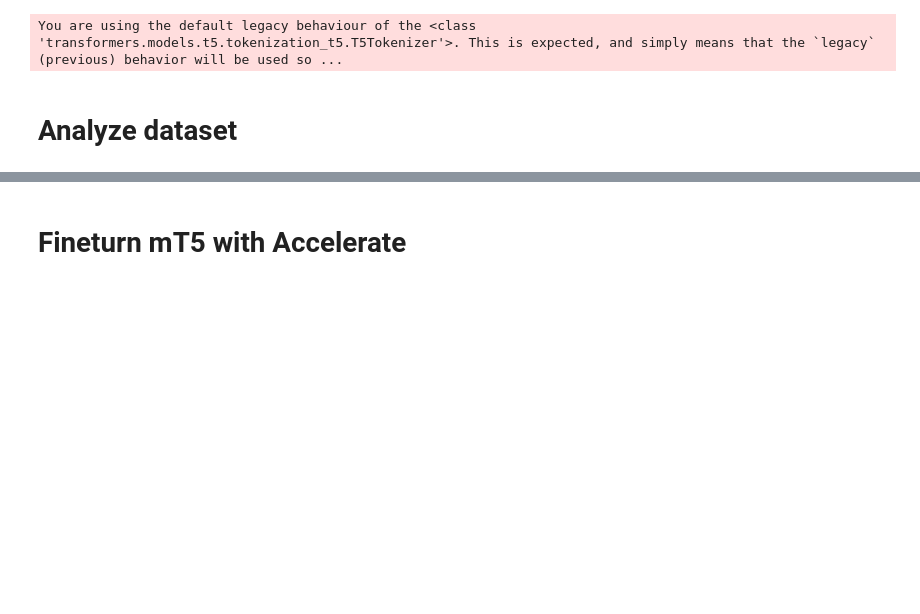
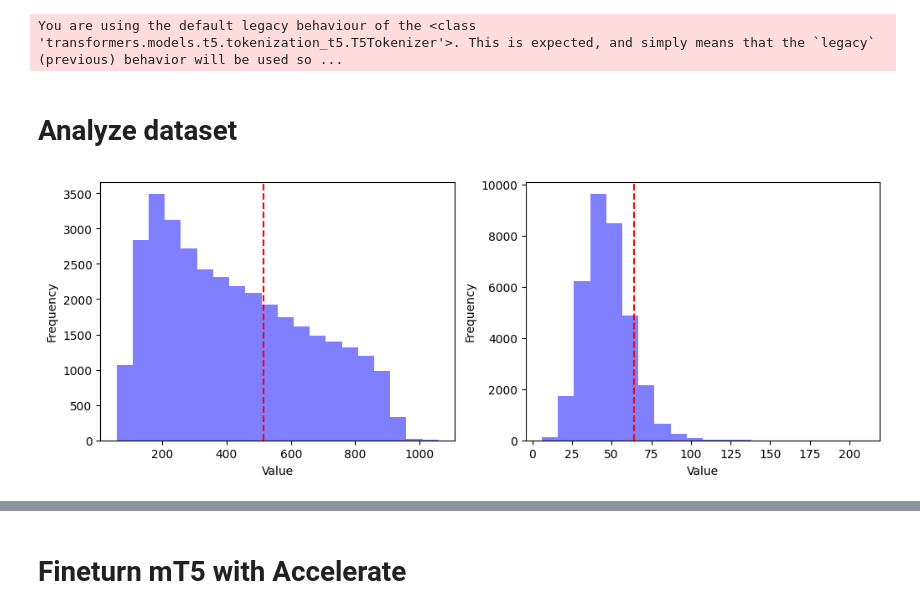
Before and after one commit to yuyuLJY/refuge_project, a Jupyter notebook: src/LLMSummarization/mt5Fineturn.ipynb, the cells around one changed output, grey strips where cells are left out. Drawn from its saved outputs; the diff is of its cells as text; code cells hidden in the pictures; blank space fills up the shorter version.

```diff
--- a/src/LLMSummarization/mt5Fineturn.ipynb
+++ b/src/LLMSummarization/mt5Fineturn.ipynb
@@ -189,4 +120,28 @@ for i in ['train', 'test', 'validation']:
     x_token_lengths, y_token_lengths = calculate_token_len(i)
     x_total.extend(x_token_lengths)
     y_total.extend(y_token_lengths)
+# %%
+import matplotlib.pyplot as plt
+def draw_frequency_distribution(array1, array2, label1, label2):
+
+    fig, (ax1, ax2) = plt.subplots(1, 2, figsize=(12, 4))
+
+    ax1.hist(array1, alpha=0.5, color='blue', bins=20)
+    ax1.axvline(x=516, color='red', linestyle='--')
+    ax1.set_xlabel('Value')
+    ax1.set_ylabel('Frequency')
+    # ax1.set_title(label1)
+
+    ax2.hist(array2, alpha=0.5, color='blue', bins=20)
+    ax2.axvline(x=64, color='red', linestyle='--')
+    ax2.set_xlabel('Value')
+    ax2.set_ylabel('Frequency')
+    # ax2.set_title(label2)
+    # fig.suptitle("Length Distribution for Input Id")
+
+    plt.show()
+
+draw_frequency_distribution(x_total, y_total, 'Article', 'Summary')
+# %% [output]
+[figure, added]
 # %%
```
Also changed, not shown: parts of 52 cells of this notebook, 6 other files.
